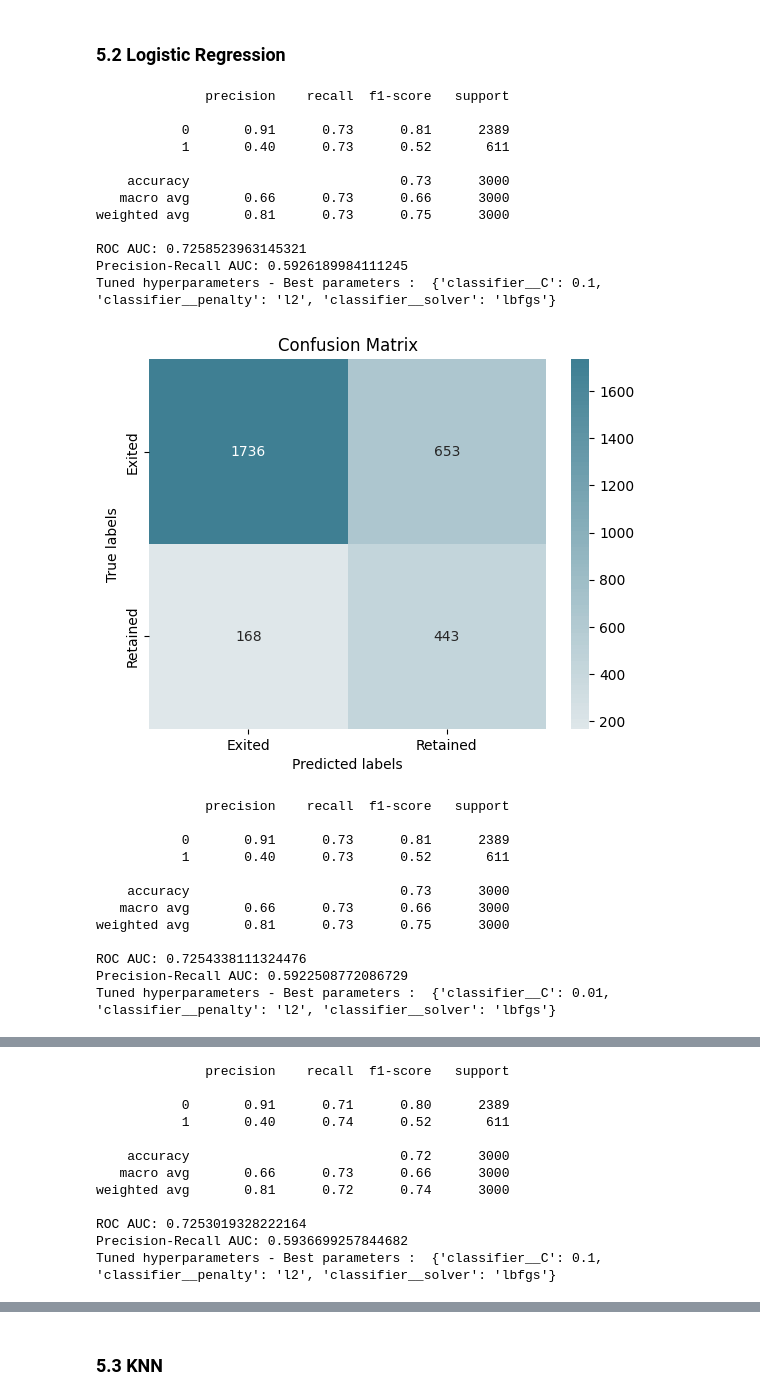
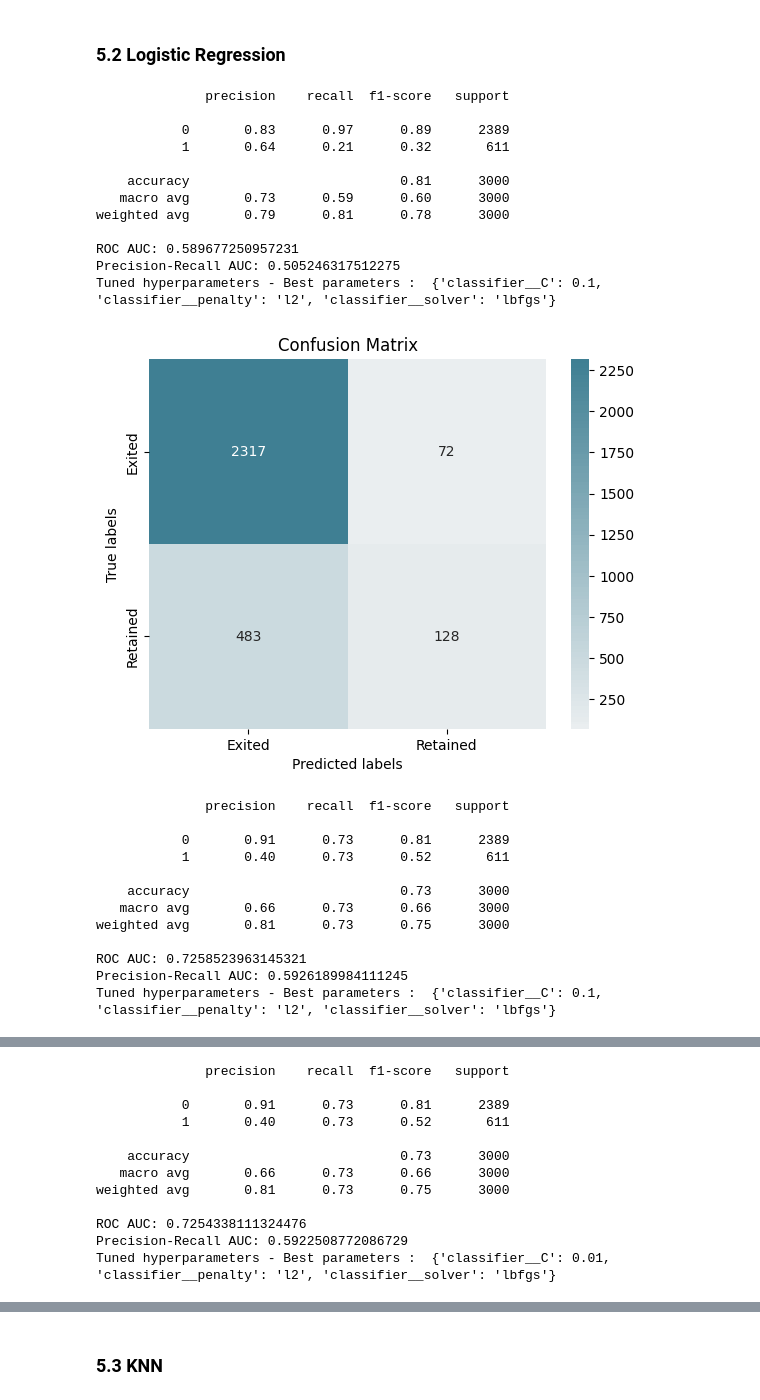
Before and after one commit to Abderrahmane-Chafi/BankCustomerChurnAnalysis, a Jupyter notebook: notebook794dc85e40.ipynb, the cells around one changed output, grey strips where cells are left out. Cells and saved outputs as stored; diff of their text form; code cells hidden in the pictures.

```diff
--- a/notebook794dc85e40.ipynb
+++ b/notebook794dc85e40.ipynb
@@ -431,7 +452,7 @@ wb = Workbook()
 ws = wb.active
 ws.append(['Model', 'X Features', 'Data-level Method', 'Precision (Exited)', 'Recall (Exited)',
            'F1-score (Exited)', 'Precision (Retained)', 'Recall (Retained)', 'F1-score (Retained)',
-           'ROC AUC', 'PR AUC', 'Confusion Matrix', 'Best Hyperparameters'])
+           'ROC AUC', 'PR AUC', 'accuracy','weighted_avg_precision','weighted_avg_recall','weighted_avg_f1_score','Confusion Matrix', 'Best Hyperparameters'])
 
 def record_results(model_name, X_desc, data_method, report, roc_auc, pr_auc, cm, best_params):
     precision_exited = report['0']['precision']
@@ -440,8 +461,14 @@ def record_results(model_name, X_desc, data_method, report, roc_auc, pr_auc, cm,
     precision_retained = report['1']['precision']
     recall_retained = report['1']['recall']
     f1_score_retained = report['1']['f1-score']
+    accuracy = report['accuracy']
+    weighted_avg_precision = report['weighted avg']['precision']
+    weighted_avg_recall = report['weighted avg']['recall']
+    weighted_avg_f1_score = report['weighted avg']['f1-score']
     ws.append([model_name, X_desc, data_method, precision_exited, recall_exited, f1_score_exited,
-               precision_retained, recall_retained, f1_score_retained, roc_auc, pr_auc, str(cm.tolist()), str(best_params)])
+               precision_retained, recall_retained, f1_score_retained, roc_auc, pr_auc,
+               accuracy, weighted_avg_precision, weighted_avg_recall, weighted_avg_f1_score,
+               str(cm.tolist()), str(best_params)])
 # %%
 def plot_confusion_matrix(y,y_predict):
     "this function plots the confusion matrix"
@@ -505,6 +532,11 @@ parameters_tree = {
     'classifier__min_samples_leaf': [1, 2, 4, 6, 8],
     'classifier__min_samples_split': [2, 3, 4, 5, 6, 7],
 }
+
+pipeline_tree= Pipeline([
+    ('scaler', StandardScaler()),
+    ('classifier', DecisionTreeClassifier(random_state=42))
+])
 
 pipeline_tree_smote = Pipeline([
     ('scaler', StandardScaler()),
@@ -524,10 +556,10 @@ pipeline_tree_under = Pipeline([
     ('classifier', DecisionTreeClassifier(random_state=42))
 ])
 
-
-run_grid_search("Decision Tree",X_train, Y_train, X_test, Y_test, pipeline_tree_over, parameters_tree, 'Oversampling')
-run_grid_search("Decision Tree",X_train, Y_train, X_test, Y_test, pipeline_tree_smote, parameters_tree, 'SMOTE')
-run_grid_search("Decision Tree",X_train, Y_train, X_test, Y_test, pipeline_tree_under, parameters_tree, 'Undersampling')
+run_grid_search("Decision Tree",X_train, Y_train, X_test, Y_test, pipeline_tree, parameters_tree, 'None')
+run_grid_search("Decision Tree(Oversampling)",X_train, Y_train, X_test, Y_test, pipeline_tree_over, parameters_tree, 'Oversampling')
+run_grid_search("Decision Tree(SMOTE)",X_train, Y_train, X_test, Y_test, pipeline_tree_smote, parameters_tree, 'SMOTE')
+run_grid_search("Decision Tree(Undersampling)",X_train, Y_train, X_test, Y_test, pipeline_tree_under, parameters_tree, 'Undersampling')
 
 wb.save('model_comparison.xlsx')
 # %% [output]
@@ -580,45 +630,50 @@ parameters_lr = {
     'classifier__penalty': ['l2'],
     'classifier__solver': ['lbfgs'],
 }
+
+pipeline_lr = Pipeline([
+    ('scaler', StandardScaler()),
+    ('classifier', LogisticRegression(random_state=42))
+])
 
 pipeline_lr_over = Pipeline([
     ('scaler', StandardScaler()),
     ('oversample', RandomOverSampler(random_state=42)),
     ('classifier', LogisticRegression(random_state=42))
 ])
 
 pipeline_lr_under = Pipeline([
     ('scaler', StandardScaler()),
     ('undersample', RandomUnderSampler(random_state=42)),
     ('classifier', LogisticRegression(random_state=42))
 ])
 
 pipeline_lr_smote = Pipeline([
     ('scaler', StandardScaler()),
     ('smote', SMOTE(random_state=42)),
     ('classifier', LogisticRegression(random_state=42))
 ])
 
-
-run_grid_search("Logistic Regression",X_train, Y_train, X_test, Y_test, pipeline_lr_over, parameters_lr, 'Oversampling')
-run_grid_search("Logistic Regression",X_train, Y_train, X_test, Y_test, pipeline_lr_smote, parameters_lr, 'SMOTE')
-run_grid_search("Logistic Regression",X_train, Y_train, X_test, Y_test, pipeline_lr_under, parameters_lr, 'Undersampling')
+run_grid_search("Logistic Regression",X_train, Y_train, X_test, Y_test, pipeline_lr, parameters_lr, 'None')
+run_grid_search("Logistic Regression(Oversampling)",X_train, Y_train, X_test, Y_test, pipeline_lr_over, parameters_lr, 'Oversampling')
+run_grid_search("Logistic Regression(SMOTE)",X_train, Y_train, X_test, Y_test, pipeline_lr_smote, parameters_lr, 'SMOTE')
+run_grid_search("Logistic Regression(Undersampling)",X_train, Y_train, X_test, Y_test, pipeline_lr_under, parameters_lr, 'Undersampling')
 
 wb.save('model_comparison.xlsx')
 # %% [output]
               precision    recall  f1-score   support
 
-           0       0.91      0.73      0.81      2389
-           1       0.40      0.73      0.52       611
+           0       0.83      0.97      0.89      2389
+           1       0.64      0.21      0.32       611
 
-    accuracy                           0.73      3000
-   macro avg       0.66      0.73      0.66      3000
-weighted avg       0.81      0.73      0.75      3000
+    accuracy                           0.81      3000
+   macro avg       0.73      0.59      0.60      3000
+weighted avg       0.79      0.81      0.78      3000
 
-ROC AUC: 0.7258523963145321
-Precision-Recall AUC: 0.5926189984111245
+ROC AUC: 0.589677250957231
+Precision-Recall AUC: 0.505246317512275
 Tuned hyperparameters - Best parameters :  {'classifier__C': 0.1, 'classifier__penalty': 'l2', 'classifier__solver': 'lbfgs'}
-[figure, old version]
+[figure, new version]
               precision    recall  f1-score   support
 
            0       0.91      0.73      0.81      2389
@@ -628,19 +683,19 @@ Tuned hyperparameters - Best parameters :  {'classifier__C': 0.1, 'classifier__p
    macro avg       0.66      0.73      0.66      3000
 weighted avg       0.81      0.73      0.75      3000
 
-ROC AUC: 0.7254338111324476
-Precision-Recall AUC: 0.5922508772086729
-Tuned hyperparameters - Best parameters :  {'classifier__C': 0.01, 'classifier__penalty': 'l2', 'classifier__solver': 'lbfgs'}
+ROC AUC: 0.7258523963145321
+Precision-Recall AUC: 0.5926189984111245
+Tuned hyperparameters - Best parameters :  {'classifier__C': 0.1, 'classifier__penalty': 'l2', 'classifier__solver': 'lbfgs'}
 [figure]
               precision    recall  f1-score   support
 
-           0       0.91      0.71      0.80      2389
-           1       0.40      0.74      0.52       611
+           0       0.91      0.73      0.81      2389
+           1       0.40      0.73      0.52       611
 
-    accuracy                           0.72      3000
+    accuracy                           0.73      3000
    macro avg       0.66      0.73      0.66      3000
-weighted avg       0.81      0.72      0.74      3000
+weighted avg       0.81      0.73      0.75      3000
 
-ROC AUC: 0.7253019328222164
-Precision-Recall AUC: 0.5936699257844682
-Tuned hyperparameters - Best parameters :  {'classifier__C': 0.1, 'classifier__penalty': 'l2', 'classifier__solver': 'lbfgs'}
+ROC AUC: 0.7254338111324476
+Precision-Recall AUC: 0.5922508772086729
+Tuned hyperparameters - Best parameters :  {'classifier__C': 0.01, 'classifier__penalty': 'l2', 'classifier__solver': 'lbfgs'}
```
Also changed, not shown: parts of 21 cells of this notebook.
